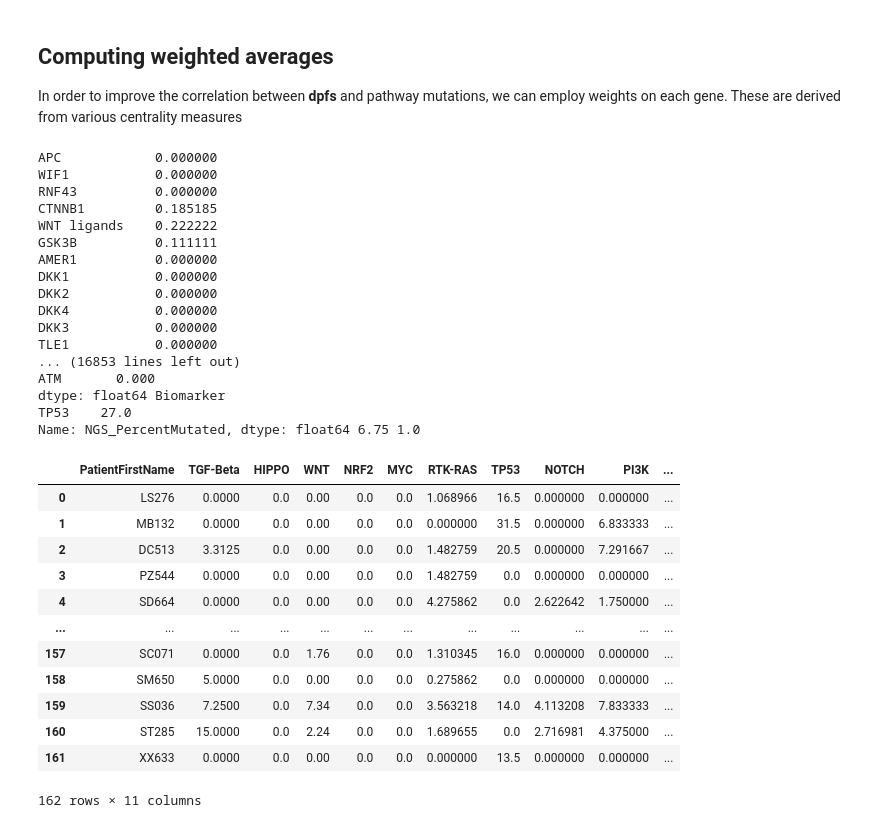
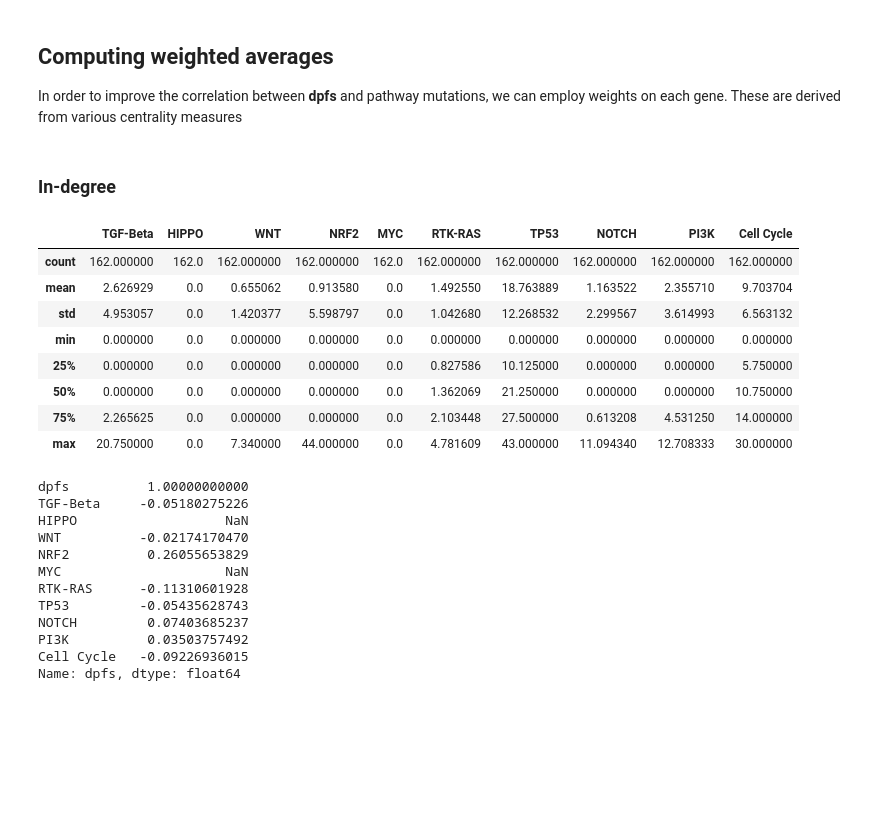
Before and after one commit to sykhro/cancol-analysis, a Jupyter notebook: pancan.ipynb, the cells around one changed output. Cells and saved outputs as stored; diff of their text form; code cells hidden in the pictures; blank space fills up the shorter version.

```diff
--- a/pancan.ipynb
+++ b/pancan.ipynb
@@ -90,39 +94,20 @@ for filename in os.listdir('./pathways'):
 
 patients_log = pandas.read_csv('TRIBE2_db.csv')
 mutations_data = pandas.read_csv('TRIBE2_seq_res.csv')
+# %% [markdown]
+### In-degree
 # %%
 from analysis_nx import process_patients_with_f
 
-process_patients_with_f(patients_log[patients_log['arm'] == 0]['PatientFirstName'], nx.in_degree_centrality, nx_pathways, mutations_data)
-#arm0_df.describe()
+arm0_df_indeg = process_patients_with_f(patients_log[patients_log['arm'] == 0]['PatientFirstName'], nx.in_degree_centrality, nx_pathways, mutations_data)
+arm0_df_indeg.describe()
 # %% [output]
-APC            0.000000
-WIF1           0.000000
-RNF43          0.000000
-CTNNB1         0.185185
-WNT ligands    0.222222
-GSK3B          0.111111
-AMER1          0.000000
-DKK1           0.000000
-DKK2           0.000000
-DKK4           0.000000
-DKK3           0.000000
-TLE1           0.000000
-... (16853 lines left out)
-ATM       0.000
-dtype: float64 Biomarker
-TP53    27.0
-Name: NGS_PercentMutated, dtype: float64 6.75 1.0
-|  | PatientFirstName | TGF-Beta | HIPPO | WNT | NRF2 | MYC | RTK-RAS | TP53 | NOTCH | PI3K | ... |
-| 0 | LS276 | 0.0000 | 0.0 | 0.00 | 0.0 | 0.0 | 1.068966 | 16.5 | 0.000000 | 0.000000 | ... |
-| 1 | MB132 | 0.0000 | 0.0 | 0.00 | 0.0 | 0.0 | 0.000000 | 31.5 | 0.000000 | 6.833333 | ... |
-| 2 | DC513 | 3.3125 | 0.0 | 0.00 | 0.0 | 0.0 | 1.482759 | 20.5 | 0.000000 | 7.291667 | ... |
-| 3 | PZ544 | 0.0000 | 0.0 | 0.00 | 0.0 | 0.0 | 1.482759 | 0.0 | 0.000000 | 0.000000 | ... |
-| 4 | SD664 | 0.0000 | 0.0 | 0.00 | 0.0 | 0.0 | 4.275862 | 0.0 | 2.622642 | 1.750000 | ... |
-| ... | ... | ... | ... | ... | ... | ... | ... | ... | ... | ... | ... |
-| 157 | SC071 | 0.0000 | 0.0 | 1.76 | 0.0 | 0.0 | 1.310345 | 16.0 | 0.000000 | 0.000000 | ... |
-| 158 | SM650 | 5.0000 | 0.0 | 0.00 | 0.0 | 0.0 | 0.275862 | 0.0 | 0.000000 | 0.000000 | ... |
-| 159 | SS036 | 7.2500 | 0.0 | 7.34 | 0.0 | 0.0 | 3.563218 | 14.0 | 4.113208 | 7.833333 | ... |
-| 160 | ST285 | 15.0000 | 0.0 | 2.24 | 0.0 | 0.0 | 1.689655 | 0.0 | 2.716981 | 4.375000 | ... |
-| 161 | XX633 | 0.0000 | 0.0 | 0.00 | 0.0 | 0.0 | 0.000000 | 13.5 | 0.000000 | 0.000000 | ... |
+|  | TGF-Beta | HIPPO | WNT | NRF2 | MYC | RTK-RAS | TP53 | NOTCH | PI3K | Cell Cycle |
+| count | 162.000000 | 162.0 | 162.000000 | 162.000000 | 162.0 | 162.000000 | 162.000000 | 162.000000 | 162.000000 | 162.000000 |
+| mean | 2.626929 | 0.0 | 0.655062 | 0.913580 | 0.0 | 1.492550 | 18.763889 | 1.163522 | 2.355710 | 9.703704 |
+| std | 4.953057 | 0.0 | 1.420377 | 5.598797 | 0.0 | 1.042680 | 12.268532 | 2.299567 | 3.614993 | 6.563132 |
+| min | 0.000000 | 0.0 | 0.000000 | 0.000000 | 0.0 | 0.000000 | 0.000000 | 0.000000 | 0.000000 | 0.000000 |
+| 25% | 0.000000 | 0.0 | 0.000000 | 0.000000 | 0.0 | 0.827586 | 10.125000 | 0.000000 | 0.000000 | 5.750000 |
+| 50% | 0.000000 | 0.0 | 0.000000 | 0.000000 | 0.0 | 1.362069 | 21.250000 | 0.000000 | 0.000000 | 10.750000 |
+| 75% | 2.265625 | 0.0 | 0.000000 | 0.000000 | 0.0 | 2.103448 | 27.500000 | 0.613208 | 4.531250 | 14.000000 |
+| max | 20.750000 | 0.0 | 7.340000 | 44.000000 | 0.0 | 4.781609 | 43.000000 | 11.094340 | 12.708333 | 30.000000 |
-162 rows × 11 columns
@@ -137,0 +114,17 @@ print(w, d, sum(d.values()))
+# %%
+pandas.set_option("display.precision", 11)
+arm0_db_d_indegf = arm0_df_indeg.join(patients_log.set_index('PatientFirstName'), on='PatientFirstName')
+print(f"{arm0_db_d_indegf[['dpfs'] + [pw[0] for pw in nx_pathways]].corr().iloc[0]}")
+# %% [output]
+dpfs          1.00000000000
+TGF-Beta     -0.05180275226
+HIPPO                   NaN
+WNT          -0.02174170470
+NRF2          0.26055653829
+MYC                     NaN
+RTK-RAS      -0.11310601928
+TP53         -0.05435628743
+NOTCH         0.07403685237
+PI3K          0.03503757492
+Cell Cycle   -0.09226936015
+Name: dpfs, dtype: float64
```
Also changed, not shown: parts of 27 cells of this notebook.
